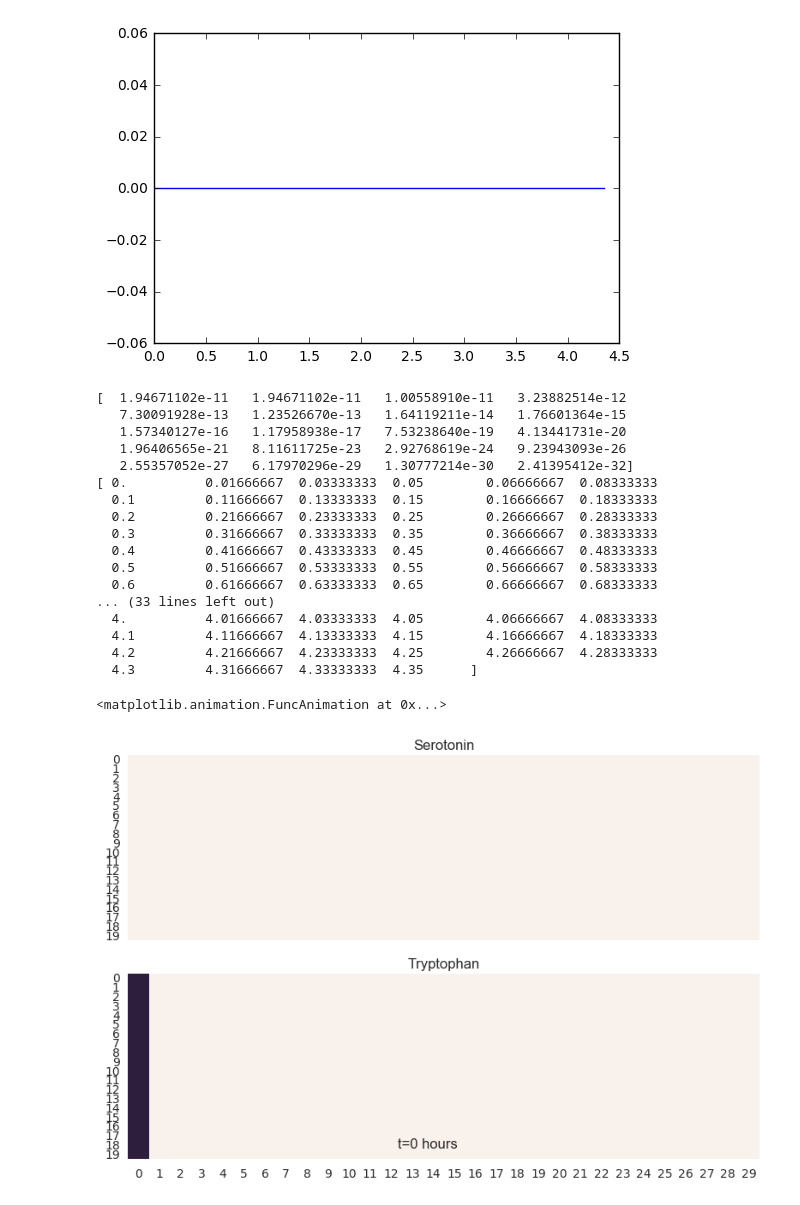
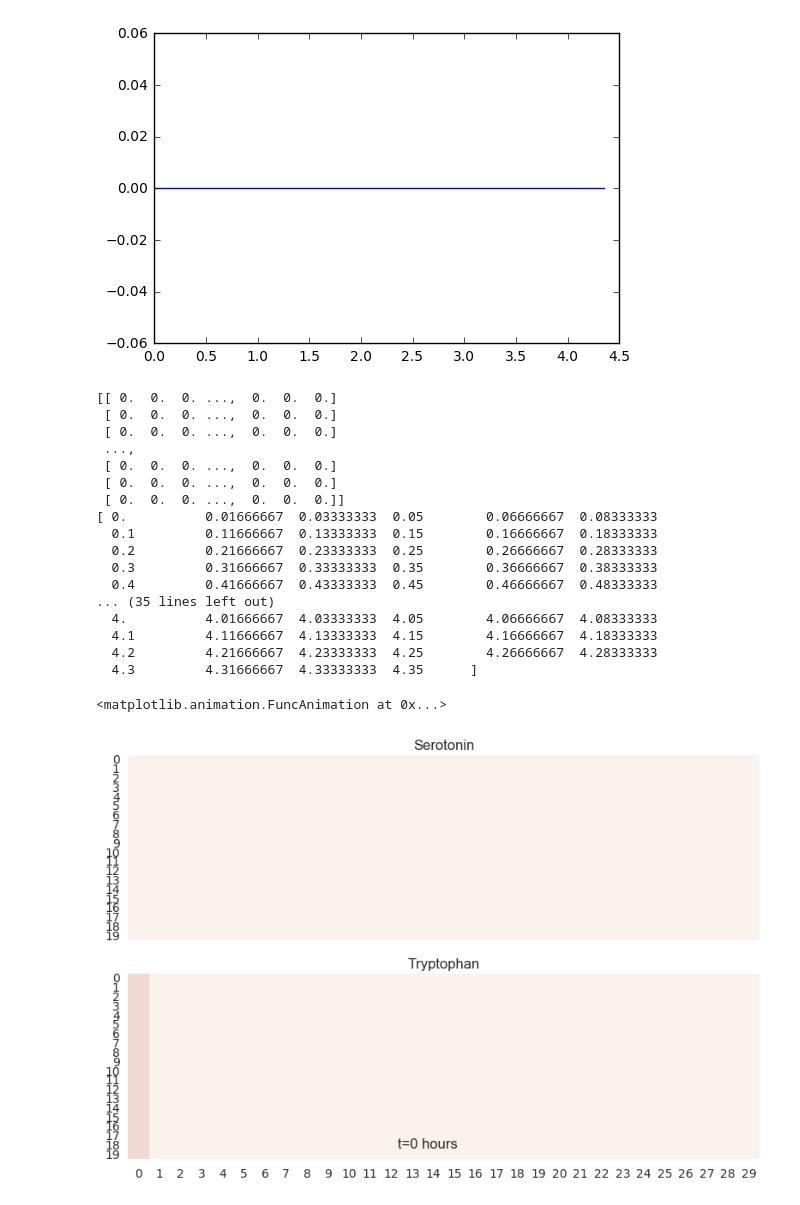
Before and after one commit to nateharms/serotonin_transport, a Jupyter notebook: SerotoninTransportModel.ipynb, the cells around one changed output. Cells and saved outputs as stored; diff of their text form; code cells hidden in the pictures.

```diff
--- a/SerotoninTransportModel.ipynb
+++ b/SerotoninTransportModel.ipynb
@@ -75,7 +75,7 @@ wallKinetics = KineticsParamers(vmax1 = 0.1868167,
 #                             Km2 = 1,
 #                             K2 = 1)
 
-radius = 2.5/100
+radius = 2.5/2/100
 length = 7.5
 max_velocity = .0287/60
 timestep = 60/3600
@@ -124,23 +89,23 @@ plt.plot( Model.time, Model.serotoninUptake)
 [<matplotlib.lines.Line2D at 0x...>]
 [figure]
 # %%
-print(Model.trypConcentration[30,-1,0:20])
+print(Model.serConcentration[:,-1,0:20])
 
 print(Model.time)
 # %% [output]
-[  1.94671102e-11   1.94671102e-11   1.00558910e-11   3.23882514e-12
-   7.30091928e-13   1.23526670e-13   1.64119211e-14   1.76601364e-15
-   1.57340127e-16   1.17958938e-17   7.53238640e-19   4.13441731e-20
-   1.96406565e-21   8.11611725e-23   2.92768619e-24   9.23943093e-26
-   2.55357052e-27   6.17970296e-29   1.30777214e-30   2.41395412e-32]
+[[ 0.  0.  0. ...,  0.  0.  0.]
+ [ 0.  0.  0. ...,  0.  0.  0.]
+ [ 0.  0.  0. ...,  0.  0.  0.]
+ ...,
+ [ 0.  0.  0. ...,  0.  0.  0.]
+ [ 0.  0.  0. ...,  0.  0.  0.]
+ [ 0.  0.  0. ...,  0.  0.  0.]]
 [ 0.          0.01666667  0.03333333  0.05        0.06666667  0.08333333
   0.1         0.11666667  0.13333333  0.15        0.16666667  0.18333333
   0.2         0.21666667  0.23333333  0.25        0.26666667  0.28333333
   0.3         0.31666667  0.33333333  0.35        0.36666667  0.38333333
   0.4         0.41666667  0.43333333  0.45        0.46666667  0.48333333
-  0.5         0.51666667  0.53333333  0.55        0.56666667  0.58333333
-  0.6         0.61666667  0.63333333  0.65        0.66666667  0.68333333
-... (33 lines left out)
+... (35 lines left out)
   4.          4.01666667  4.03333333  4.05        4.06666667  4.08333333
   4.1         4.11666667  4.13333333  4.15        4.16666667  4.18333333
   4.2         4.21666667  4.23333333  4.25        4.26666667  4.28333333
@@ -148,29 +113,29 @@ print(Model.time)
 # %%
 from matplotlib import animation
 import matplotlib
 import seaborn as sns
 
 
 matplotlib.rc('animation', html='html5')
 fig, axarr = plt.subplots(2, sharex = True)
 timestamp = fig.text(0.45,0.1,'timestamp')
 frames = 120
 def animate(i):
     step = i * len(Model.time)//(frames)
     serotonin = Model.serConcentration[step,:,:30]
     tryp = Model.trypConcentration[step,:,:30]
-    sns.heatmap(serotonin, vmin=0,vmax=1e-1, ax=axarr[0], cbar = None)
+    sns.heatmap(serotonin, vmin=0,vmax=1, ax=axarr[0], cbar = None)
     axarr[0].set_title('Serotonin')
-    sns.heatmap(tryp, vmin=0,vmax=1e-1, ax=axarr[1], cbar=None)
+    sns.heatmap(tryp, vmin=0,vmax=1, ax=axarr[1], cbar=None)
     axarr[1].set_title('Tryptophan')
     timestamp.set_text('t={0:.0f} hours'.format(Model.time[step]))
     plt.tight_layout()
 
 anim = animation.FuncAnimation(fig, animate, frames=frames, repeat_delay=2000, repeat=True)
 anim
 # %% [output]
 <matplotlib.animation.FuncAnimation at 0x...>
-[figure, old version]
+[figure, new version]
 # %%
 from SALib.sample.saltelli import sample as ss
 from SALib.analyze.sobol import analyze as sa
```
Also changed, not shown: parts of 1 cell of this notebook, 2 other files.
